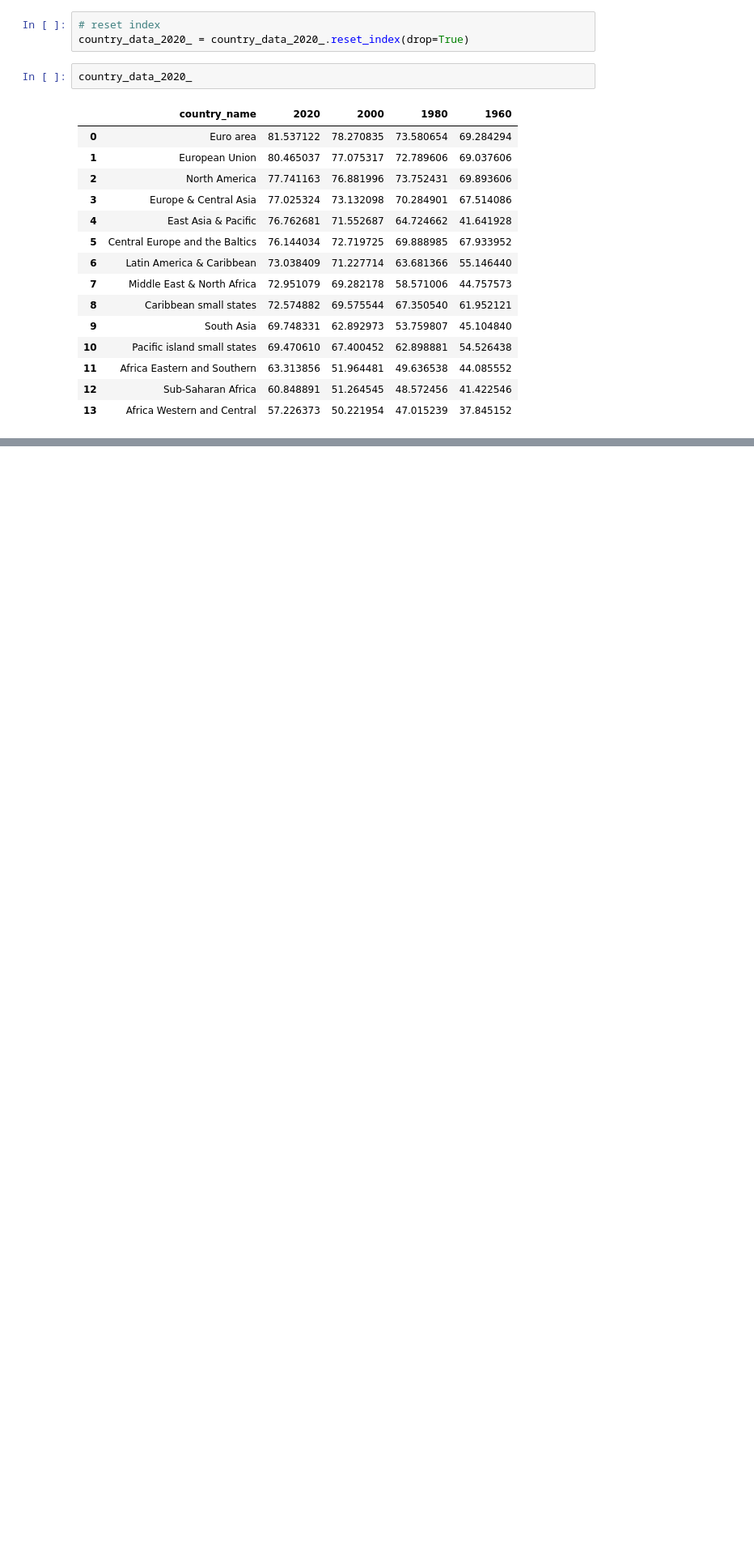
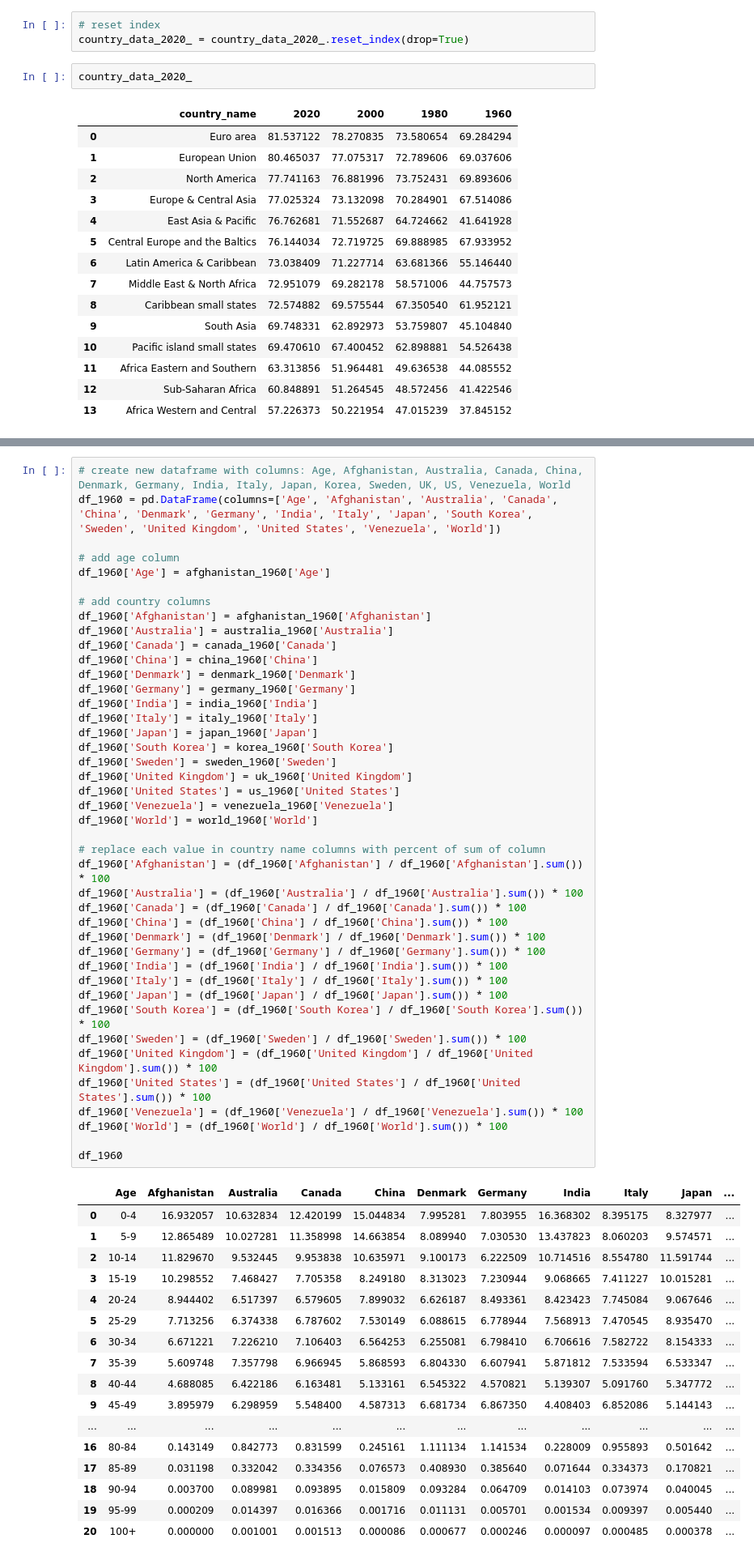
Before and after one commit to Davide011/social_data_project, a Jupyter notebook: notebook_hus.ipynb, the cells around one changed output, grey strips where cells are left out. Shown: that part at 81% size. Drawn from its saved outputs; the diff is of its cells as text; blank space fills up the shorter version.

```diff
--- a/notebook_hus.ipynb
+++ b/notebook_hus.ipynb
@@ -245,0 +626,60 @@ Loading BokehJS ...
+# %%
+# create new dataframe with columns: Age, Afghanistan, Australia, Canada, China, Denmark, Germany, India, Italy, Japan, Korea, Sweden, UK, US, Venezuela, World
+df_1960 = pd.DataFrame(columns=['Age', 'Afghanistan', 'Australia', 'Canada', 'China', 'Denmark', 'Germany', 'India', 'Italy', 'Japan', 'South Korea', 'Sweden', 'United Kingdom', 'United States', 'Venezuela', 'World'])
+
+# add age column
+df_1960['Age'] = afghanistan_1960['Age']
+
+# add country columns
+df_1960['Afghanistan'] = afghanistan_1960['Afghanistan']
+df_1960['Australia'] = australia_1960['Australia']
+df_1960['Canada'] = canada_1960['Canada']
+df_1960['China'] = china_1960['China']
+df_1960['Denmark'] = denmark_1960['Denmark']
+df_1960['Germany'] = germany_1960['Germany']
+df_1960['India'] = india_1960['India']
+df_1960['Italy'] = italy_1960['Italy']
+df_1960['Japan'] = japan_1960['Japan']
+df_1960['South Korea'] = korea_1960['South Korea']
+df_1960['Sweden'] = sweden_1960['Sweden']
+df_1960['United Kingdom'] = uk_1960['United Kingdom']
+df_1960['United States'] = us_1960['United States']
+df_1960['Venezuela'] = venezuela_1960['Venezuela']
+df_1960['World'] = world_1960['World']
+
+# replace each value in country name columns with percent of sum of column
+df_1960['Afghanistan'] = (df_1960['Afghanistan'] / df_1960['Afghanistan'].sum()) * 100
+df_1960['Australia'] = (df_1960['Australia'] / df_1960['Australia'].sum()) * 100
+df_1960['Canada'] = (df_1960['Canada'] / df_1960['Canada'].sum()) * 100
+df_1960['China'] = (df_1960['China'] / df_1960['China'].sum()) * 100
+df_1960['Denmark'] = (df_1960['Denmark'] / df_1960['Denmark'].sum()) * 100
+df_1960['Germany'] = (df_1960['Germany'] / df_1960['Germany'].sum()) * 100
+df_1960['India'] = (df_1960['India'] / df_1960['India'].sum()) * 100
+df_1960['Italy'] = (df_1960['Italy'] / df_1960['Italy'].sum()) * 100
+df_1960['Japan'] = (df_1960['Japan'] / df_1960['Japan'].sum()) * 100
+df_1960['South Korea'] = (df_1960['South Korea'] / df_1960['South Korea'].sum()) * 100
+df_1960['Sweden'] = (df_1960['Sweden'] / df_1960['Sweden'].sum()) * 100
+df_1960['United Kingdom'] = (df_1960['United Kingdom'] / df_1960['United Kingdom'].sum()) * 100
+df_1960['United States'] = (df_1960['United States'] / df_1960['United States'].sum()) * 100
+df_1960['Venezuela'] = (df_1960['Venezuela'] / df_1960['Venezuela'].sum()) * 100
+df_1960['World'] = (df_1960['World'] / df_1960['World'].sum()) * 100
+
+df_1960
+# %% [output]
+|  | Age | Afghanistan | Australia | Canada | China | Denmark | Germany | India | Italy | Japan | ... |
+| 0 | 0-4 | 16.932057 | 10.632834 | 12.420199 | 15.044834 | 7.995281 | 7.803955 | 16.368302 | 8.395175 | 8.327977 | ... |
+| 1 | 5-9 | 12.865489 | 10.027281 | 11.358998 | 14.663854 | 8.089940 | 7.030530 | 13.437823 | 8.060203 | 9.574571 | ... |
+| 2 | 10-14 | 11.829670 | 9.532445 | 9.953838 | 10.635971 | 9.100173 | 6.222509 | 10.714516 | 8.554780 | 11.591744 | ... |
+| 3 | 15-19 | 10.298552 | 7.468427 | 7.705358 | 8.249180 | 8.313023 | 7.230944 | 9.068665 | 7.411227 | 10.015281 | ... |
+| 4 | 20-24 | 8.944402 | 6.517397 | 6.579605 | 7.899032 | 6.626187 | 8.493361 | 8.423423 | 7.745084 | 9.067646 | ... |
+| 5 | 25-29 | 7.713256 | 6.374338 | 6.787602 | 7.530149 | 6.088615 | 6.778944 | 7.568913 | 7.470545 | 8.935470 | ... |
+| 6 | 30-34 | 6.671221 | 7.226210 | 7.106403 | 6.564253 | 6.255081 | 6.798410 | 6.706616 | 7.582722 | 8.154333 | ... |
+| 7 | 35-39 | 5.609748 | 7.357798 | 6.966945 | 5.868593 | 6.804330 | 6.607941 | 5.871812 | 7.533594 | 6.533347 | ... |
+| 8 | 40-44 | 4.688085 | 6.422186 | 6.163481 | 5.133161 | 6.545322 | 4.570821 | 5.139307 | 5.091760 | 5.347772 | ... |
+| 9 | 45-49 | 3.895979 | 6.298959 | 5.548400 | 4.587313 | 6.681734 | 6.867350 | 4.408403 | 6.852086 | 5.144143 | ... |
+| ... | ... | ... | ... | ... | ... | ... | ... | ... | ... | ... | ... |
+| 16 | 80-84 | 0.143149 | 0.842773 | 0.831599 | 0.245161 | 1.111134 | 1.141534 | 0.228009 | 0.955893 | 0.501642 | ... |
+| 17 | 85-89 | 0.031198 | 0.332042 | 0.334356 | 0.076573 | 0.408930 | 0.385640 | 0.071644 | 0.334373 | 0.170821 | ... |
+| 18 | 90-94 | 0.003700 | 0.089981 | 0.093895 | 0.015809 | 0.093284 | 0.064709 | 0.014103 | 0.073974 | 0.040045 | ... |
+| 19 | 95-99 | 0.000209 | 0.014397 | 0.016366 | 0.001716 | 0.011131 | 0.005701 | 0.001534 | 0.009397 | 0.005440 | ... |
+| 20 | 100+ | 0.000000 | 0.001001 | 0.001513 | 0.000086 | 0.000677 | 0.000246 | 0.000097 | 0.000485 | 0.000378 | ... |
```
Also changed, not shown: parts of 22 cells of this notebook, 35 other files.
